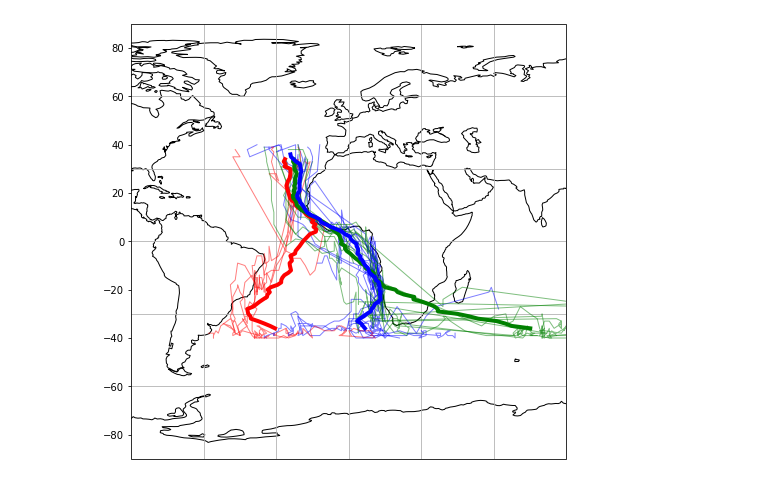
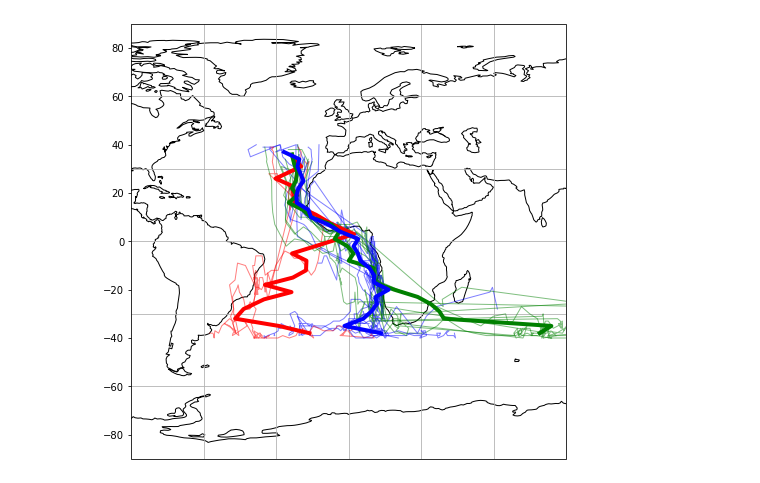
Before and after one commit to nvogtvincent/project09, a Jupyter notebook: notebooks/meanpath.ipynb, the cells around one changed output. Cells and saved outputs as stored; diff of their text form; code cells hidden in the pictures.

```diff
--- a/notebooks/meanpath.ipynb
+++ b/notebooks/meanpath.ipynb
@@ -16,5 +18,5 @@ migration_patterns_sbound = migration_patterns.where(migration_patterns["Month"]
 migration_patterns_sbound["Lat"] = np.round(migration_patterns_sbound["Lat"])
 
 #Latitudes grouped and mean longitude computed. rolling used to smooth data - roll_mean_over can be changed, roll_mean_over = 1 <=> no rolling mean.
-roll_mean_over = 9
-migration_patterns_sbound.groupby("Lat").mean("Long")["Long"].rolling(roll_mean_over,center=True).mean()
+roll_mean_over = 3
+#migration_patterns_sbound.groupby("Lat").mean("Long")["Long"].rolling(roll_mean_over,center=True).mean()
@@ -32,8 +48,5 @@ fig.savefig("./meanpath.png")
 # %%
 #To plot:
-
-import matplotlib.pyplot as plt
-import cartopy.crs as ccrs
 
 fig = plt.figure(figsize=[15,8])
 ax = fig.add_subplot(111, projection=ccrs.PlateCarree(0))
@@ -46,40 +59,45 @@ IO_keys = []
 
 for key, grp in migration_patterns_sbound.groupby(['Bird ID']):
     if grp["Long"].mean() < -20:
-        ax = grp.plot(ax=ax, kind='line', x='Long', y='Lat', color="r", linewidth=1, alpha=0.5)
-        SA_keys.append(key)
+        if grp["Bird ID"].all() != "ARTE_390": #removes anomalous bird
+            ax = grp.plot(ax=ax, kind='line', x='Long', y='Lat', color="r", linewidth=1, alpha=0.5)
+            SA_keys.append(key)
     if np.abs(grp["Long"]).mean() <= 20:
         ax = grp.plot(ax=ax, kind='line', x='Long', y='Lat', color="b", linewidth=1, alpha=0.5)
         AF_keys.append(key)
     if grp["Long"].mean() > 20:
         ax = grp.plot(ax=ax, kind='line', x='Long', y='Lat', color="g", linewidth=1, alpha=0.5)
         IO_keys.append(key)
 
 migration_patterns_sbound_SA = migration_patterns_sbound
 migration_patterns_sbound_AF = migration_patterns_sbound
 migration_patterns_sbound_IO = migration_patterns_sbound
 for key in SA_keys:
     migration_patterns_sbound_IO = migration_patterns_sbound_IO.where(migration_patterns_sbound_IO["Bird ID"] != key)
     migration_patterns_sbound_AF = migration_patterns_sbound_AF.where(migration_patterns_sbound_AF["Bird ID"] != key)
 for key in AF_keys:
     migration_patterns_sbound_SA = migration_patterns_sbound_SA.where(migration_patterns_sbound_SA["Bird ID"] != key)
     migration_patterns_sbound_IO = migration_patterns_sbound_IO.where(migration_patterns_sbound_IO["Bird ID"] != key)
 for key in IO_keys:
     migration_patterns_sbound_SA = migration_patterns_sbound_SA.where(migration_patterns_sbound_SA["Bird ID"] != key)
     migration_patterns_sbound_AF = migration_patterns_sbound_AF.where(migration_patterns_sbound_AF["Bird ID"] != key)
 
+migration_patterns_sbound_SA = migration_patterns_sbound_SA.where(migration_patterns_sbound_SA["Bird ID"] != "ARTE_390")
+migration_patterns_sbound_AF = migration_patterns_sbound_AF.where(migration_patterns_sbound_AF["Bird ID"] != "ARTE_390")
+migration_patterns_sbound_IO = migration_patterns_sbound_IO.where(migration_patterns_sbound_IO["Bird ID"] != "ARTE_390")
+
 #ax.plot(migration_patterns_sbound.groupby("Lat").mean("Long")["Long"].rolling(9,center=True).mean(), np.arange(-40,40), color="k", linewidth=3)
-ax.plot(migration_patterns_sbound_SA.groupby("Lat").mean("Long")["Long"].rolling(9,center=True).mean(), sorted(migration_patterns_sbound_SA["Lat"].unique()[1:]), color="r", linewidth=4)
-ax.plot(migration_patterns_sbound_IO.groupby("Lat").mean("Long")["Long"].rolling(9,center=True).mean(), sorted(migration_patterns_sbound_IO["Lat"].unique()[1:]), color="g", linewidth=4)
-ax.plot(migration_patterns_sbound_AF.groupby("Lat").mean("Long")["Long"].rolling(9,center=True).mean(), np.unique(sorted(migration_patterns_sbound_AF["Lat"].unique()[1:])), color="b", linewidth=4)
+ax.plot(migration_patterns_sbound_SA.groupby("Lat").mean("Long")["Long"].rolling(roll_mean_over,center=True).mean()[::-roll_mean_over], sorted(migration_patterns_sbound_SA["Lat"].unique()[1:])[::-roll_mean_over], color="r", linewidth=4)
+ax.plot(migration_patterns_sbound_IO.groupby("Lat").mean("Long")["Long"].rolling(roll_mean_over,center=True).mean()[::-roll_mean_over], sorted(migration_patterns_sbound_IO["Lat"].unique()[1:])[::-roll_mean_over], color="g", linewidth=4)
+ax.plot(migration_patterns_sbound_AF.groupby("Lat").mean("Long")["Long"].rolling(roll_mean_over,center=True).mean()[::-roll_mean_over], np.unique(sorted(migration_patterns_sbound_AF["Lat"].unique()[1:]))[::-roll_mean_over], color="b", linewidth=4)
 
 legend = ax.legend()
 legend.remove()
 
 ax.set_xlim(-90,90)
 ax.set_ylim(-90,90)
 
-fig.savefig("./meanpath2.png", dpi=150, bbox_inches="tight")
+fig.savefig("./figures/meanpath_grouped.png", dpi=150, bbox_inches="tight")
 # %% [output]
-[figure, old version]
+[figure, new version]
 # %%
```
Also changed, not shown: parts of 6 cells of this notebook.
